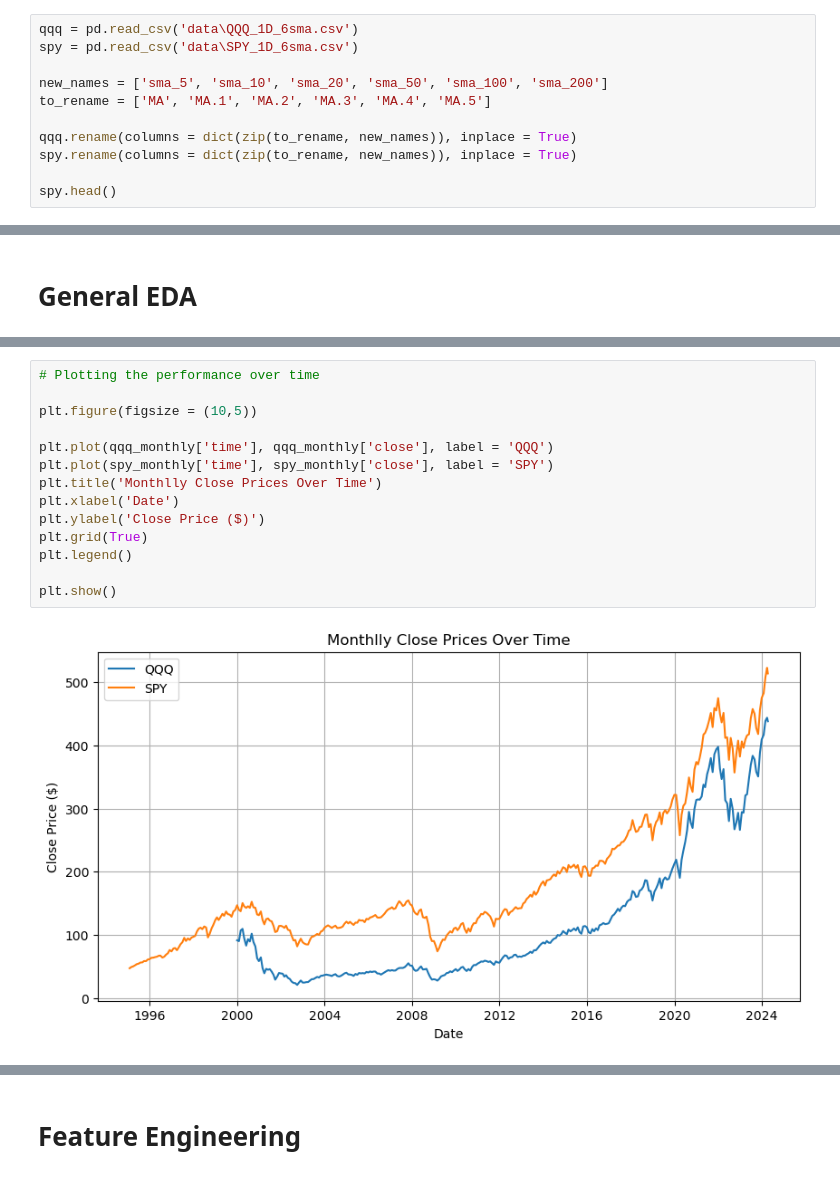
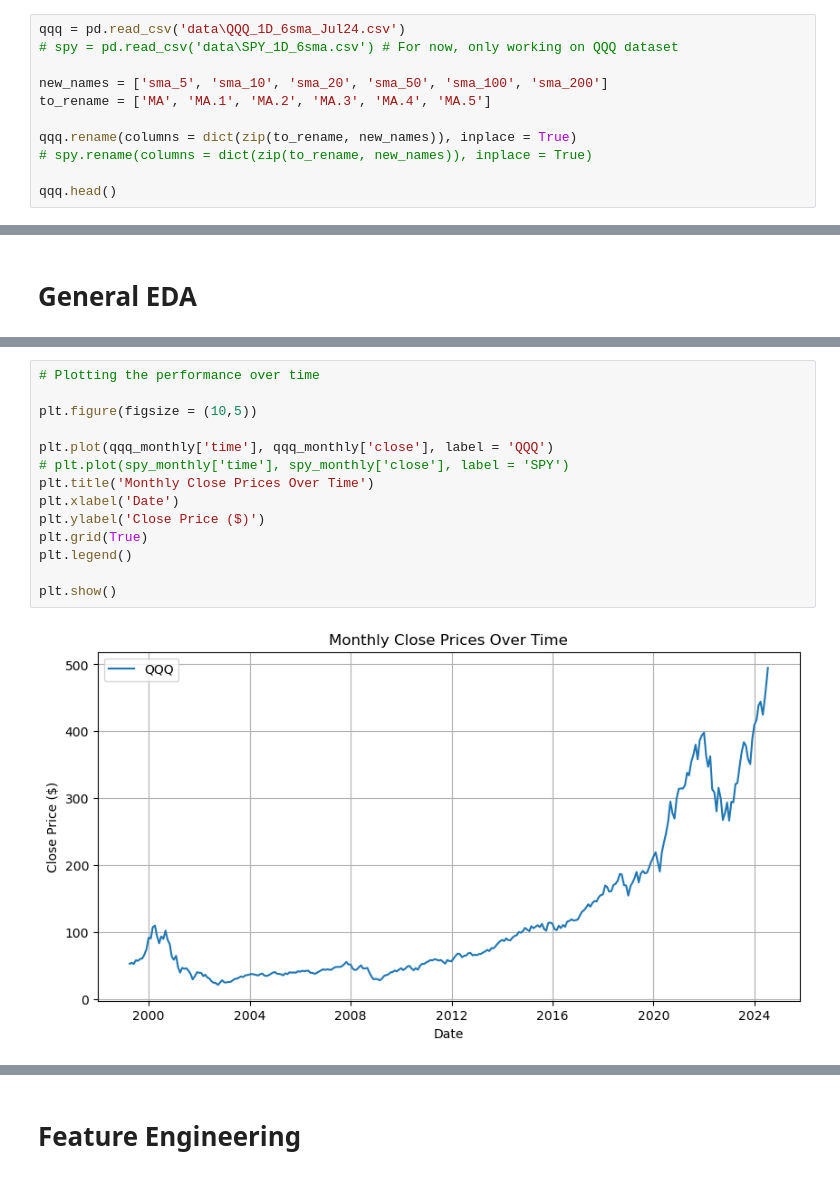
Before and after one commit to GuhGonk/stock_price, a Jupyter notebook: stocks_1D_sma.ipynb, the cells around one changed output, grey strips where cells are left out. Saved outputs shown, nothing was run; the diff lists cells and outputs as text.

```diff
--- a/stocks_1D_sma.ipynb
+++ b/stocks_1D_sma.ipynb
@@ -23,13 +31,13 @@ from sklearn.metrics import mean_squared_error, r2_score
 # %%
-qqq = pd.read_csv('data\QQQ_1D_6sma.csv')
-spy = pd.read_csv('data\SPY_1D_6sma.csv')
+qqq = pd.read_csv('data\QQQ_1D_6sma_Jul24.csv')
+# spy = pd.read_csv('data\SPY_1D_6sma.csv') # For now, only working on QQQ dataset
 
 new_names = ['sma_5', 'sma_10', 'sma_20', 'sma_50', 'sma_100', 'sma_200']
 to_rename = ['MA', 'MA.1', 'MA.2', 'MA.3', 'MA.4', 'MA.5']
 
 qqq.rename(columns = dict(zip(to_rename, new_names)), inplace = True)
-spy.rename(columns = dict(zip(to_rename, new_names)), inplace = True)
+# spy.rename(columns = dict(zip(to_rename, new_names)), inplace = True)
 
-spy.head()
+qqq.head()
 # %% [output]
 |  | time | open | high | low | close | sma_5 | sma_10 | sma_20 | sma_50 | sma_100 | sma_200 | ... |
@@ -98,16 +106,16 @@ std     108.700749   108.866819  9.235916e+07
 # %%
 # Plotting the performance over time
 
 plt.figure(figsize = (10,5))
 
 plt.plot(qqq_monthly['time'], qqq_monthly['close'], label = 'QQQ')
-plt.plot(spy_monthly['time'], spy_monthly['close'], label = 'SPY')
-plt.title('Monthlly Close Prices Over Time')
+# plt.plot(spy_monthly['time'], spy_monthly['close'], label = 'SPY')
+plt.title('Monthly Close Prices Over Time')
 plt.xlabel('Date')
 plt.ylabel('Close Price ($)')
 plt.grid(True)
 plt.legend()
 
 plt.show()
 # %% [output]
-[figure, old version]
+[figure, new version]
```
Also changed, not shown: parts of 27 cells of this notebook, 11 other files.
